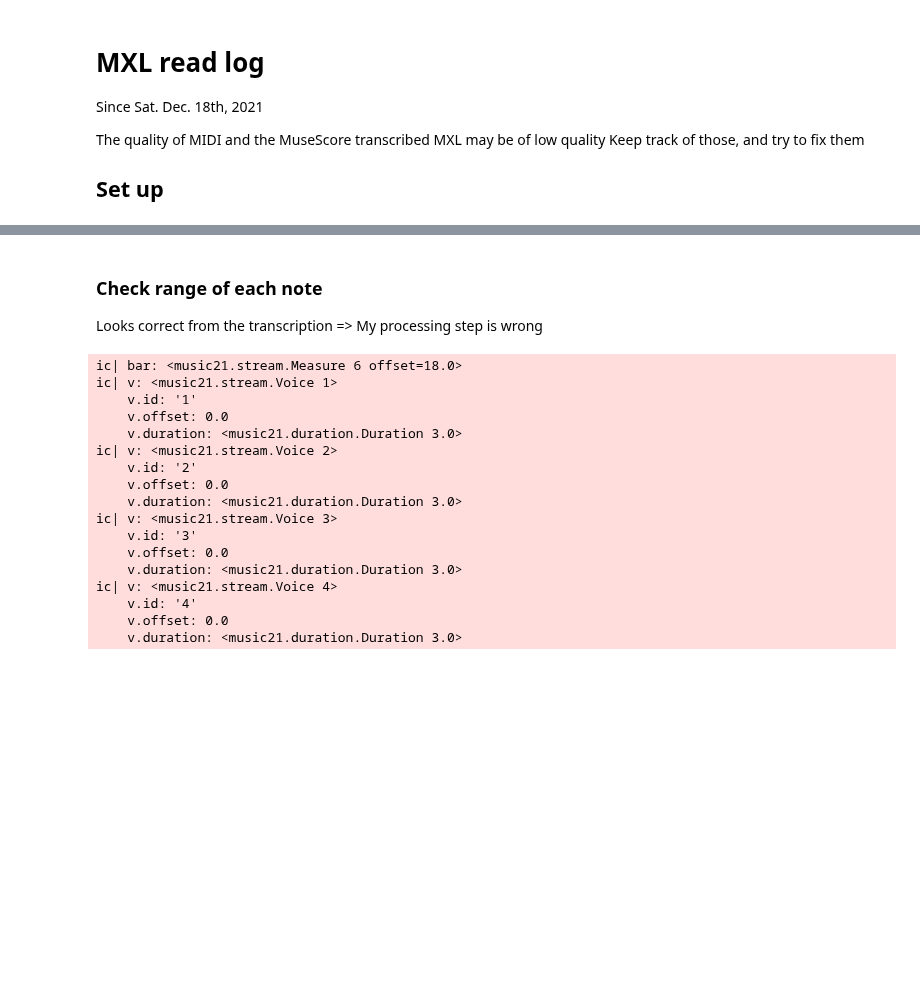
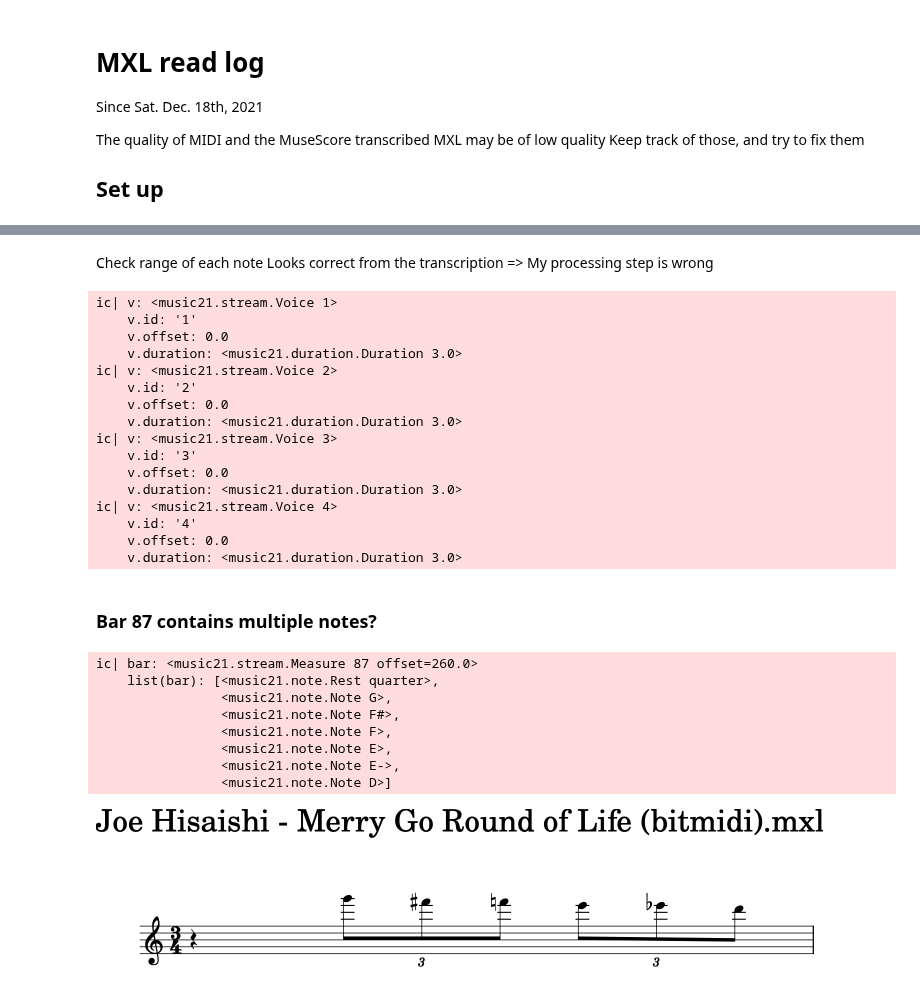
Before and after one commit to StefanHeng/Symbolic-Music-Generation, a Jupyter notebook: Data_Processing/mxl_read_log.ipynb, the cells around one changed output, grey strips where cells are left out. Cells and saved outputs as stored; diff of their text form; code cells hidden in the pictures; blank space fills up the shorter version.

```diff
--- a/Data_Processing/mxl_read_log.ipynb
+++ b/Data_Processing/mxl_read_log.ipynb
@@ -34,18 +50,10 @@ bar.show()
 # %% [markdown]
-### Check range of each note
+Check range of each note
 Looks correct from the transcription => My processing step is wrong
 # %%
-# for i in range(10):
-#     ic(i, bars[i])
-# ic(list(part))
-# ic(bars)
-ic(bar)
-# for elm in bar:
-#     ic(elm, elm.offset, elm.duration)
 for v in bar.voices:
     ic(v, v.id, v.offset, v.duration)
 # %% [output]
-ic| bar: <music21.stream.Measure 6 offset=18.0>
 ic| v: <music21.stream.Voice 1>
     v.id: '1'
     v.offset: 0.0
@@ -62,3 +70,19 @@ ic| v: <music21.stream.Voice 4>
     v.id: '4'
     v.offset: 0.0
     v.duration: <music21.duration.Duration 3.0>
+# %% [markdown]
+### Bar 87 contains multiple notes?
+# %%
+bar = list(part)[88]
+ic(bar, list(bar))
+bar.show()
+# %% [output]
+ic| bar: <music21.stream.Measure 87 offset=260.0>
+    list(bar): [<music21.note.Rest quarter>,
+                <music21.note.Note G>,
+                <music21.note.Note F#>,
+                <music21.note.Note F>,
+                <music21.note.Note E>,
+                <music21.note.Note E->,
+                <music21.note.Note D>]
+[figure, added]
```
Also changed, not shown: parts of 7 cells of this notebook, 1 other file.
